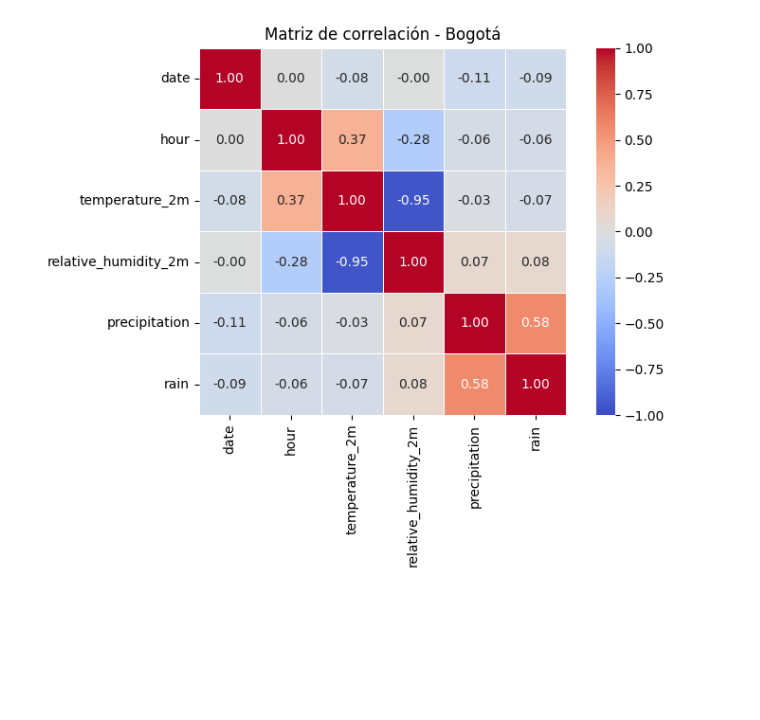
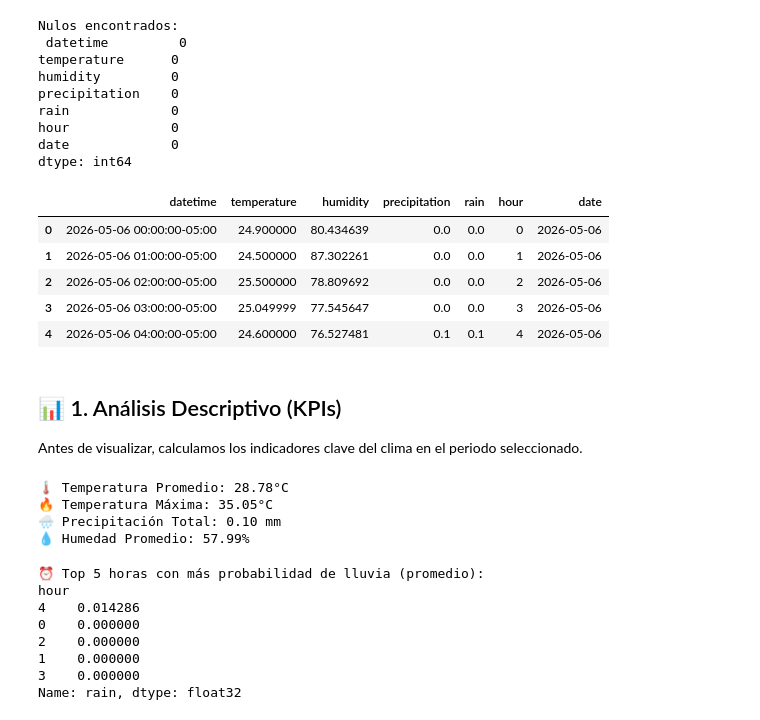
Before and after one commit to StalkerData/Ciencia_de_Datos, a Jupyter notebook: Nivel_2/dashboard_clima/notebooks/dashboard_clima_plotly.ipynb, the cells around one changed output. Saved outputs shown, nothing was run; the diff lists cells and outputs as text; code cells hidden in the pictures; blank space fills up the shorter version.

```diff
--- a/Nivel_2/dashboard_clima/notebooks/dashboard_clima_plotly.ipynb
+++ b/Nivel_2/dashboard_clima/notebooks/dashboard_clima_plotly.ipynb
@@ -167,16 +56,0 @@ df_bogota_sin_datetime.corr()
-# %%
-plt.figure(figsize=(8, 6))
-sns.heatmap(
-    df_bogota_sin_datetime.corr(),
-    annot=True,        # muestra los valores
-    fmt=".2f",         # 2 decimales
-    cmap="coolwarm",   # rojo=positivo, azul=negativo
-    vmin=-1, vmax=1,   # escala fija
-    square=True,
-    linewidths=0.5
-)
-plt.title("Matriz de correlación - Bogotá")
-plt.tight_layout()
-plt.show()
-# %% [output]
-[figure, removed]
@@ -193,0 +57,64 @@ fig.show()
+# %%
+# Crear copia y ajustar zona horaria
+df_cucuta = df.copy()
+df_cucuta["datetime"] = df_cucuta["datetime"].dt.tz_convert("America/Bogota")
+
+# Extraer características temporales
+df_cucuta["hour"] = df_cucuta["datetime"].dt.hour
+df_cucuta["date"] = df_cucuta["datetime"].dt.date # Solo fecha para agrupaciones
+
+# Verificar nulos
+print("Nulos encontrados:\n", df_cucuta.isnull().sum())
+
+# Mostrar los primeros datos procesados
+df_cucuta.head()
+# %% [output]
+Nulos encontrados:
+ datetime         0
+temperature      0
+humidity         0
+precipitation    0
+rain             0
+hour             0
+date             0
+dtype: int64
+|  | datetime | temperature | humidity | precipitation | rain | hour | date |
+| 0 | 2026-05-06 00:00:00-05:00 | 24.900000 | 80.434639 | 0.0 | 0.0 | 0 | 2026-05-06 |
+| 1 | 2026-05-06 01:00:00-05:00 | 24.500000 | 87.302261 | 0.0 | 0.0 | 1 | 2026-05-06 |
+| 2 | 2026-05-06 02:00:00-05:00 | 25.500000 | 78.809692 | 0.0 | 0.0 | 2 | 2026-05-06 |
+| 3 | 2026-05-06 03:00:00-05:00 | 25.049999 | 77.545647 | 0.0 | 0.0 | 3 | 2026-05-06 |
+| 4 | 2026-05-06 04:00:00-05:00 | 24.600000 | 76.527481 | 0.1 | 0.1 | 4 | 2026-05-06 |
+# %% [markdown]
+## 📊 1. Análisis Descriptivo (KPIs)
+Antes de visualizar, calculamos los indicadores clave del clima en el periodo seleccionado.
+# %%
+# Cálculos de métricas
+temp_avg = df_cucuta["temperature"].mean()
+temp_max = df_cucuta["temperature"].max()
+rain_total = df_cucuta["rain"].sum()
+hum_avg = df_cucuta["humidity"].mean()
+
+print(f"🌡️ Temperatura Promedio: {temp_avg:.2f}°C")
+print(f"🔥 Temperatura Máxima: {temp_max:.2f}°C")
+print(f"🌧️ Precipitación Total: {rain_total:.2f} mm")
+print(f"💧 Humedad Promedio: {hum_avg:.2f}%")
+# %% [output]
+🌡️ Temperatura Promedio: 28.78°C
+🔥 Temperatura Máxima: 35.05°C
+🌧️ Precipitación Total: 0.10 mm
+💧 Humedad Promedio: 57.99%
+# %%
+# ¿A qué hora llueve más en promedio?
+lluvia_por_hora = df_cucuta.groupby("hour")["rain"].mean().sort_values(ascending=False)
+
+print("⏰ Top 5 horas con más probabilidad de lluvia (promedio):")
+print(lluvia_por_hora.head(5))
+# %% [output]
+⏰ Top 5 horas con más probabilidad de lluvia (promedio):
+hour
+4    0.014286
+0    0.000000
+2    0.000000
+1    0.000000
+3    0.000000
+Name: rain, dtype: float32
```
Also changed, not shown: parts of 22 cells of this notebook, 1 other file.
